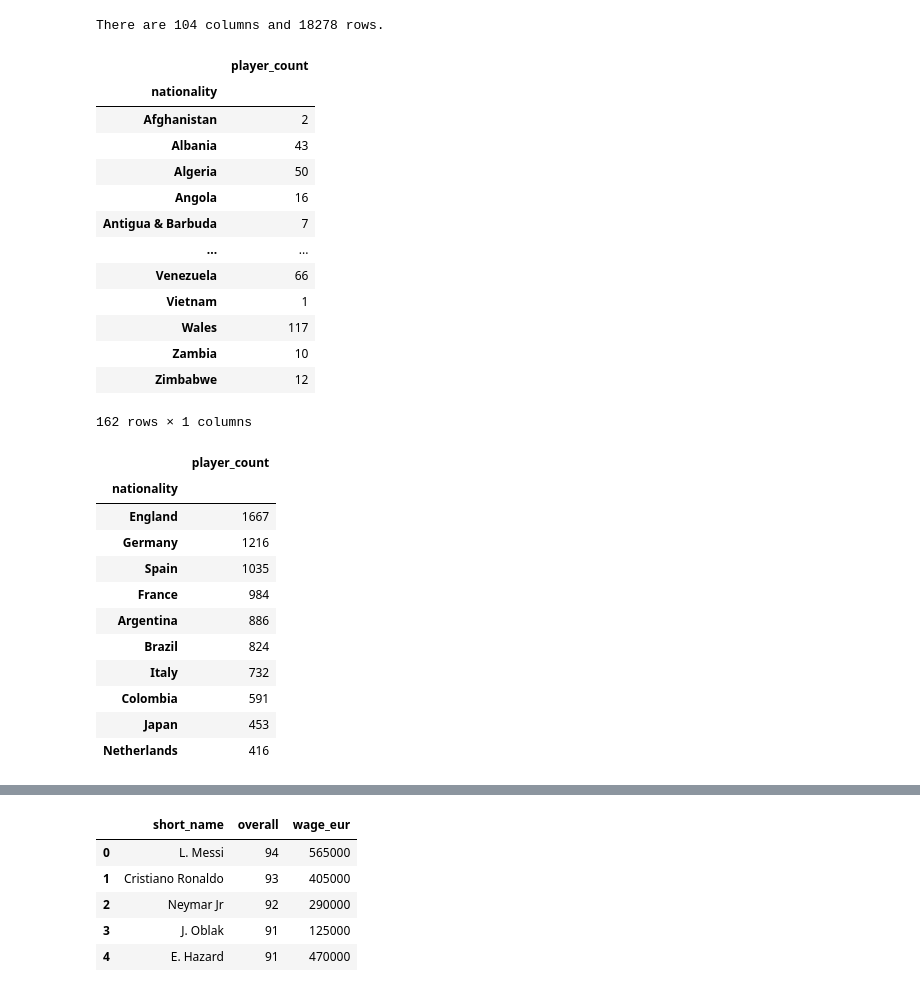
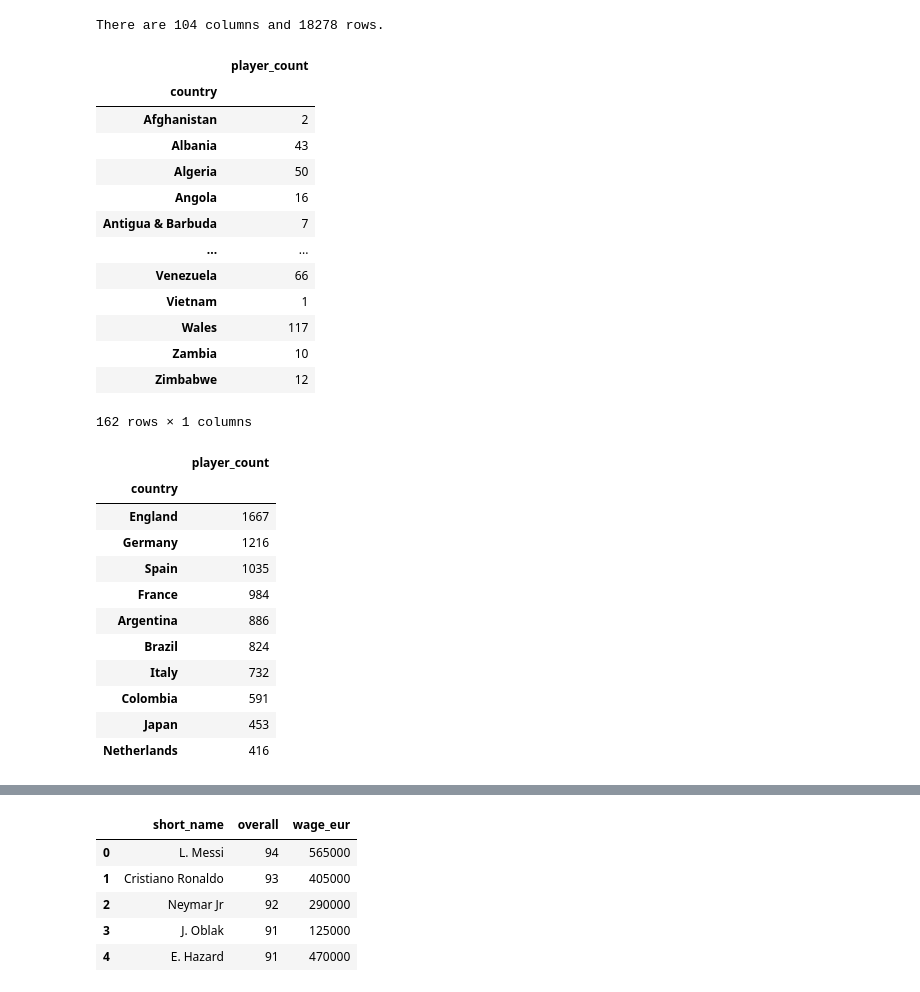
Before and after one commit to pmloppnow/JUMP-Plus, a Jupyter notebook: fifa.ipynb, the cells around one changed output, grey strips where cells are left out. Cells and saved outputs as stored; diff of their text form; code cells hidden in the pictures.

```diff
--- a/fifa.ipynb
+++ b/fifa.ipynb
@@ -80,11 +63,12 @@ There are 104 columns and 18278 rows.
 # %%
 # 4. Show number of players in each country.
 countries = fifa.groupby("nationality")[["sofifa_id"]].count()
-countries = countries.rename(columns={"nationality": "country", "sofifa_id": "player_count"})
+countries = countries.rename(columns = {"sofifa_id": "player_count"})
+countries.index.names = ["country"]
 countries
 # %% [output]
 |  | player_count |
-| nationality |  |
+| country |  |
 | Afghanistan | 2 |
 | Albania | 43 |
 | Algeria | 50 |
@@ -99,11 +83,11 @@ countries
 162 rows × 1 columns
 # %%
 # 5. Show the top 10 countries with the highest amount of players.
-countries = countries.sort_values(by=["player_count"], ascending=False)
+countries = countries.sort_values(by = ["player_count"], ascending = False)
 countries.head(10)
 # %% [output]
 |  | player_count |
-| nationality |  |
+| country |  |
 | England | 1667 |
 | Germany | 1216 |
 | Spain | 1035 |
```
Also changed, not shown: parts of 24 cells of this notebook.
